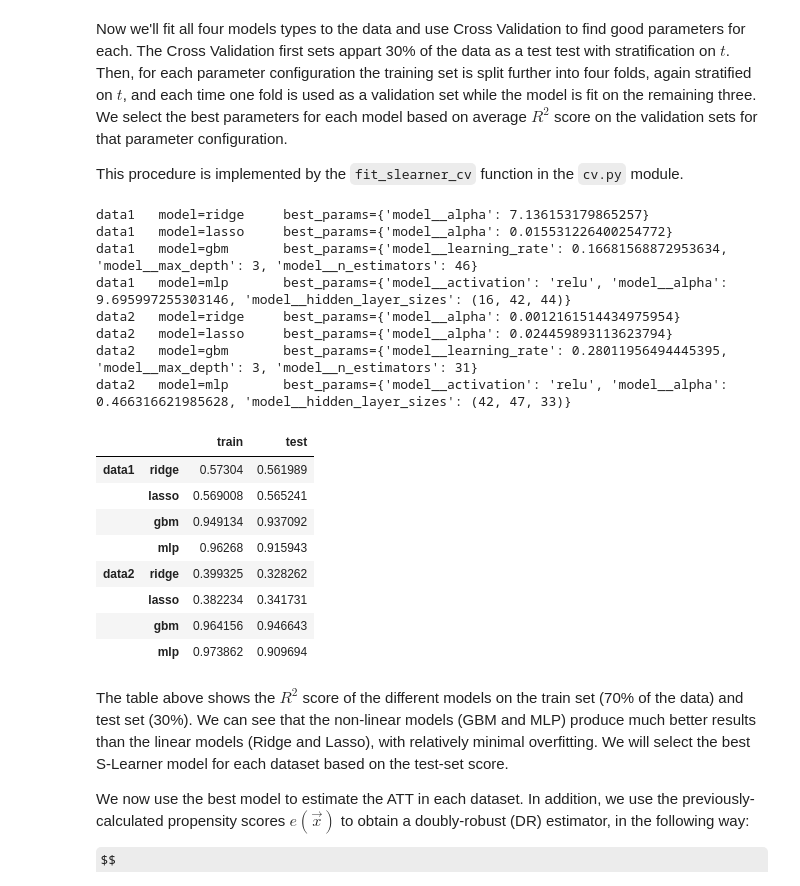
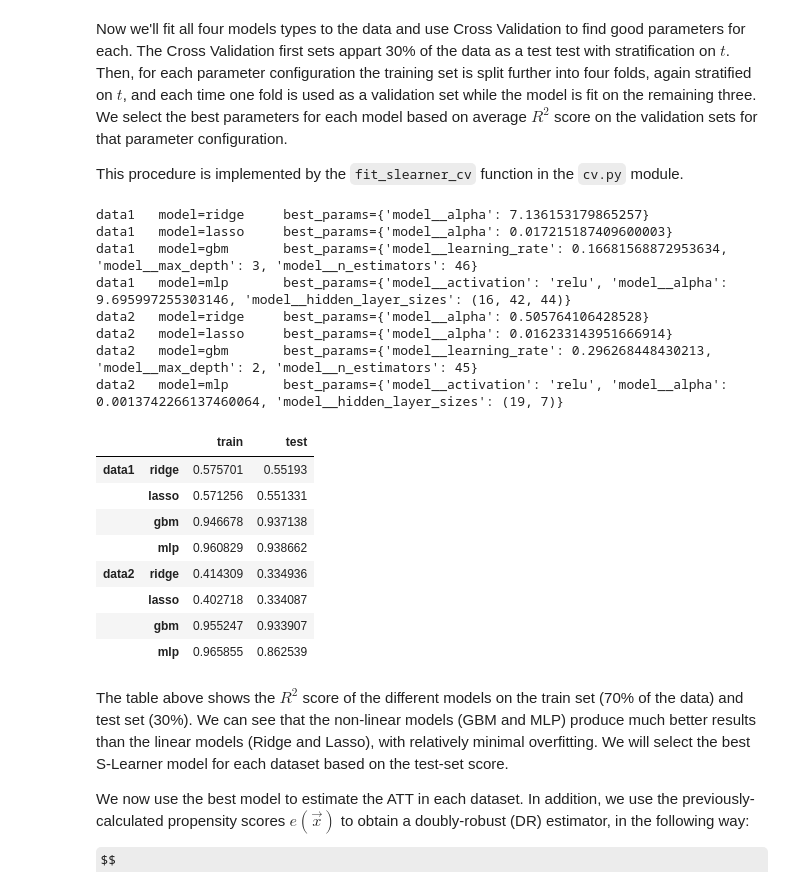
Before and after one commit to avivrosenberg/causal-inference-hw, a Jupyter notebook: hw3/hw3.ipynb, the cells around one changed output. Cells and saved outputs as stored; diff of their text form; code cells hidden in the pictures; some formulas as TeX source.

```diff
--- a/hw3/hw3.ipynb
+++ b/hw3/hw3.ipynb
@@ -179,5 +181,5 @@ for method in methods:
         prop = estimate_propensity(X, t, method=method, plot_args=dict(name=method, ax=ax[i]))
         df_propensity[(dataset_names[i], method)] = prop
 
-        ax[i].set_title(f'Data {i+1}')
+        ax[i].set_title(f'{dataset_names[i]}, method={method}')
 # %% [output]
@@ -206,7 +208,5 @@ for i, df in enumerate(dataframes):
         groups = df_tmp.groupby('T')
         groups['propensity'].plot(kind='hist', sharex=True, alpha=0.7, bins=40, ax=ax[j])
         ax[j].set_title(f'{dataset_names[i]}, method={method}')
-        ax[j].set_xlabel('propensity')
-        ax[j].grid(True)
-        ax[j].legend([f'T=0','T=1'])
+        ax[j].set_xlabel('propensity'); ax[j].grid(True); ax[j].legend([f'T=0','T=1'])
 # %% [output]
@@ -235,0 +248,24 @@ df_prop_lr.transpose()
+# %%
+from hw3.propensity import common_support
+
+# We'll save the dataframes after removing samples outside common support
+dataframes_cs = []
+
+fig, ax = plt.subplots(nrows=1, ncols=len(dataframes), figsize=(15, 5))
+for i, df in enumerate(dataframes):
+    df = df.copy()
+    df['propensity'] = df_propensity[(dataset_names[i], 'logistic')]
+
+    # Get common support indices and remove outlying samples
+    idx_common = common_support(df['T'].to_numpy(), df['propensity'].to_numpy())
+    df = df[idx_common]
+
+    # Save the df with removed samples
+    dataframes_cs.append(df)
+
+    groups = df.groupby('T')
+    groups['propensity'].plot(kind='hist', sharex=True, alpha=0.7, bins=40, ax=ax[i])
+    ax[i].set_xlabel('propensity'); ax[i].grid(True); ax[i].legend([f'T=0','T=1'])
+    ax[i].set_title(f'{dataset_names[i]} Common Support ({len(df)}/{len(dataframes[i])} samples)')
+
+dataframes_cs = tuple(dataframes_cs)
@@ -283,11 +321,11 @@ df_att_results = pd.DataFrame(index=['data1', 'data2'])
 import hw3.att as att
 
 df_att_results['ipw'] = float('nan')
-for i, df in enumerate(dataframes):
+for i, df in enumerate(dataframes_cs):
 
     y = df['Y'].to_numpy()
     t = df['T'].to_numpy()
-    prop = df_prop_lr[dataset_names[i]].to_numpy()
+    prop = df['propensity'].to_numpy()
 
     est_att = att.ipw(y, t, prop)
     df_att_results['ipw'][i] = est_att
@@ -358,45 +396,45 @@ This procedure is implemented by the `fit_slearner_cv` function in the `cv.py` m
 # %%
 from hw3.cv import fit_slearner_cv
 
 # Create a dataframe to store the CV results
 df_cv_slearner = pd.DataFrame(
     index=pd.MultiIndex.from_product([dataset_names, rcv_config.keys()]),
     columns=('train', 'test', 'cv_model')
 )
 
 # Run each CV configuration
-for i, df in enumerate(dataframes):
+for i, df in enumerate(dataframes_cs):
     X, y, t = get_training_data(df)
 
     for model_name, cv_cfg in rcv_config.items():
 
         model, train_score, test_score = fit_slearner_cv(
             cv_cfg, X, y, t, random_state=42042+i,
             interaction=True, test_size=0.3, train_splits=4, n_iter=16
         )
 
         df_cv_slearner.loc[(dataset_names[i], model_name), :] = [train_score, test_score, model]
         print(f'{dataset_names[i]}\tmodel={model_name}\tbest_params={model.best_params_}')
 
 df_cv_slearner[['train', 'test']]
 # %% [output]
 data1   model=ridge     best_params={'model__alpha': 7.136153179865257}
-data1   model=lasso     best_params={'model__alpha': 0.015531226400254772}
+data1   model=lasso     best_params={'model__alpha': 0.017215187409600003}
 data1   model=gbm       best_params={'model__learning_rate': 0.16681568872953634, 'model__max_depth': 3, 'model__n_estimators': 46}
 data1   model=mlp       best_params={'model__activation': 'relu', 'model__alpha': 9.695997255303146, 'model__hidden_layer_sizes': (16, 42, 44)}
-data2   model=ridge     best_params={'model__alpha': 0.0012161514434975954}
-data2   model=lasso     best_params={'model__alpha': 0.024459893113623794}
-data2   model=gbm       best_params={'model__learning_rate': 0.28011956494445395, 'model__max_depth': 3, 'model__n_estimators': 31}
-data2   model=mlp       best_params={'model__activation': 'relu', 'model__alpha': 0.466316621985628, 'model__hidden_layer_sizes': (42, 47, 33)}
+data2   model=ridge     best_params={'model__alpha': 0.505764106428528}
+data2   model=lasso     best_params={'model__alpha': 0.016233143951666914}
+data2   model=gbm       best_params={'model__learning_rate': 0.296268448430213, 'model__max_depth': 2, 'model__n_estimators': 45}
+data2   model=mlp       best_params={'model__activation': 'relu', 'model__alpha': 0.0013742266137460064, 'model__hidden_layer_sizes': (19, 7)}
 |  |  | train | test |
-| data1 | ridge | 0.57304 | 0.561989 |
-|  | lasso | 0.569008 | 0.565241 |
-|  | gbm | 0.949134 | 0.937092 |
-|  | mlp | 0.96268 | 0.915943 |
-| data2 | ridge | 0.399325 | 0.328262 |
-|  | lasso | 0.382234 | 0.341731 |
-|  | gbm | 0.964156 | 0.946643 |
-|  | mlp | 0.973862 | 0.909694 |
+| data1 | ridge | 0.575701 | 0.55193 |
+|  | lasso | 0.571256 | 0.551331 |
+|  | gbm | 0.946678 | 0.937138 |
+|  | mlp | 0.960829 | 0.938662 |
+| data2 | ridge | 0.414309 | 0.334936 |
+|  | lasso | 0.402718 | 0.334087 |
+|  | gbm | 0.955247 | 0.933907 |
+|  | mlp | 0.965855 | 0.862539 |
 # %% [markdown]
 The table above shows the $R^2$ score of the different models on the train set (70% of the data) and test set (30%).
 We can see that the non-linear models (GBM and MLP) produce much better results than the linear models (Ridge and Lasso),
```
Also changed, not shown: parts of 11 cells of this notebook.
